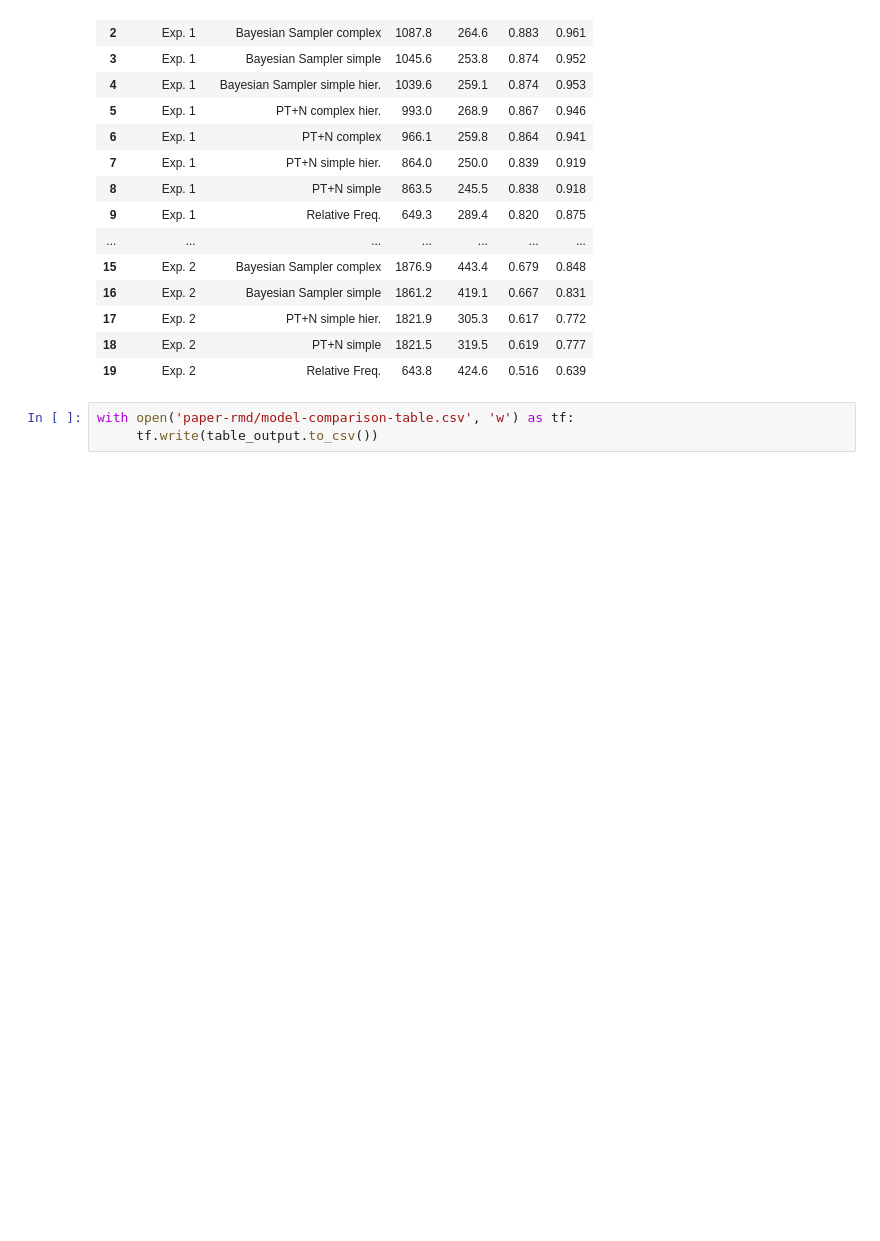
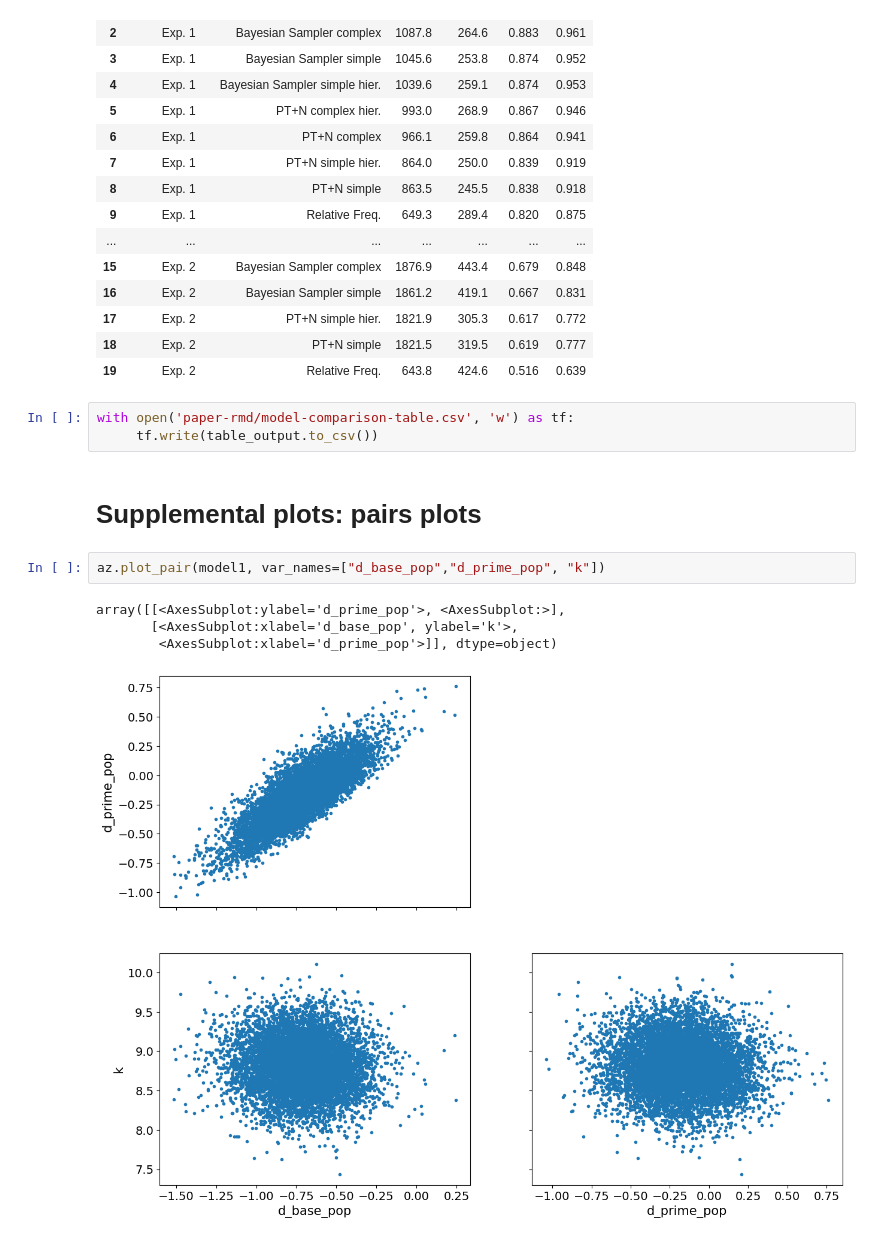
Before and after one commit to derekpowell/bayesian-sampler, a Jupyter notebook: bsampler-model-comp.ipynb, the cells around one changed output. Cells and saved outputs as stored; diff of their text form; blank space fills up the shorter version.

```diff
--- a/bsampler-model-comp.ipynb
+++ b/bsampler-model-comp.ipynb
@@ -423,3 +467,12 @@ table_output
 # %%
 with open('paper-rmd/model-comparison-table.csv', 'w') as tf:
      tf.write(table_output.to_csv())
+# %% [markdown]
+# Supplemental plots: pairs plots
+# %%
+az.plot_pair(model1, var_names=["d_base_pop","d_prime_pop", "k"])
+# %% [output]
+array([[<AxesSubplot:ylabel='d_prime_pop'>, <AxesSubplot:>],
+       [<AxesSubplot:xlabel='d_base_pop', ylabel='k'>,
+        <AxesSubplot:xlabel='d_prime_pop'>]], dtype=object)
+[figure, added]
```
Also changed, not shown: parts of 12 cells of this notebook, 10 other files.
